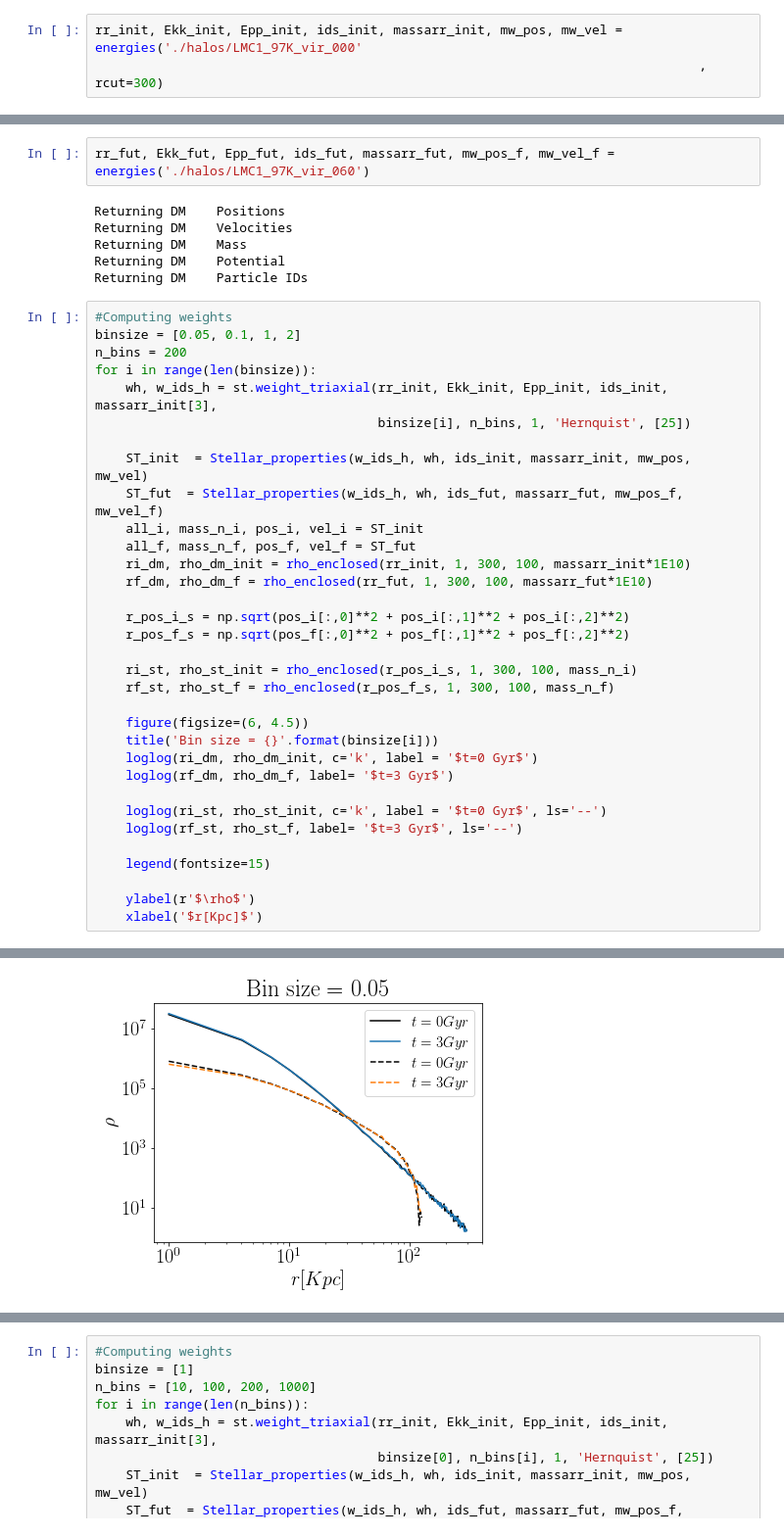
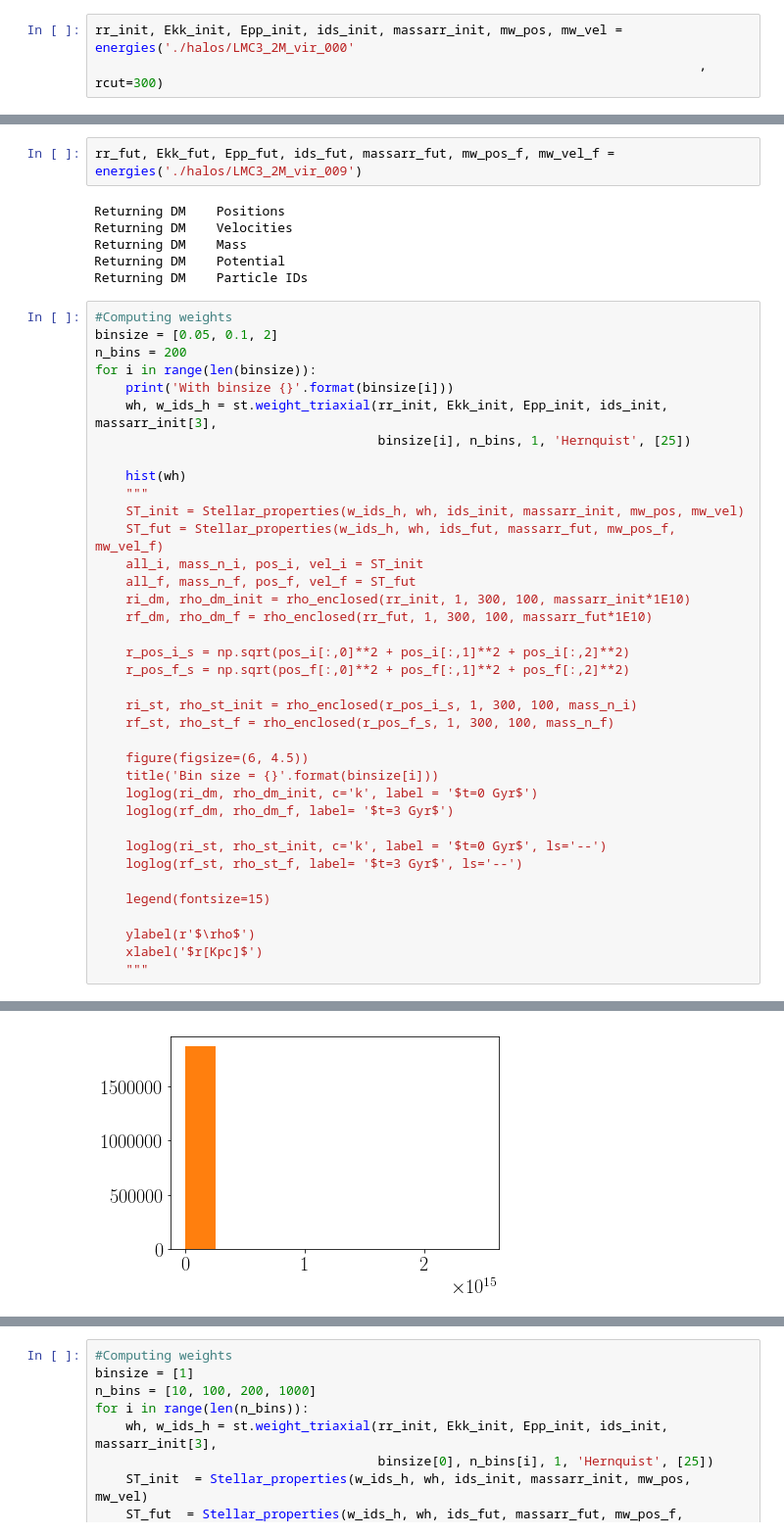
Before and after one commit to chervs/tracers_triaxial, a Jupyter notebook: test_Stracers.ipynb, the cells around one changed output, grey strips where cells are left out. Shown at 98% size. Saved outputs shown, nothing was run; the diff lists cells and outputs as text.

Commit message:
check stellar properties function

```diff
--- a/test_Stracers.ipynb
+++ b/test_Stracers.ipynb
@@ -126,7 +155,7 @@ def energies(snap, rcut=0, LMC=0):
 
     return rr, Ekk, MW_pot, MW_ids, MW_mass, MW_pos, MW_vel
 # %%
-rr_init, Ekk_init, Epp_init, ids_init, massarr_init, mw_pos, mw_vel = energies('./halos/LMC1_97K_vir_000'
+rr_init, Ekk_init, Epp_init, ids_init, massarr_init, mw_pos, mw_vel = energies('./halos/LMC3_2M_vir_000'
                                                                                , rcut=300)
 # %% [output]
 Returning DM    Positions
@@ -135,7 +164,7 @@ Returning DM    Mass
 Returning DM    Potential
 Returning DM    Particle IDs
 # %%
-rr_fut, Ekk_fut, Epp_fut, ids_fut, massarr_fut, mw_pos_f, mw_vel_f = energies('./halos/LMC1_97K_vir_060')
+rr_fut, Ekk_fut, Epp_fut, ids_fut, massarr_fut, mw_pos_f, mw_vel_f = energies('./halos/LMC3_2M_vir_009')
 # %% [output]
 Returning DM    Positions
 Returning DM    Velocities
@@ -144,14 +173,17 @@ Returning DM    Potential
 Returning DM    Particle IDs
 # %%
 #Computing weights
-binsize = [0.05, 0.1, 1, 2]
+binsize = [0.05, 0.1, 2]
 n_bins = 200
 for i in range(len(binsize)):
+    print('With binsize {}'.format(binsize[i]))
     wh, w_ids_h = st.weight_triaxial(rr_init, Ekk_init, Epp_init, ids_init, massarr_init[3],
                                      binsize[i], n_bins, 1, 'Hernquist', [25])
 
-    ST_init  = Stellar_properties(w_ids_h, wh, ids_init, massarr_init, mw_pos, mw_vel)
-    ST_fut  = Stellar_properties(w_ids_h, wh, ids_fut, massarr_fut, mw_pos_f, mw_vel_f)
+    hist(wh)
+    """
+    ST_init = Stellar_properties(w_ids_h, wh, ids_init, massarr_init, mw_pos, mw_vel)
+    ST_fut = Stellar_properties(w_ids_h, wh, ids_fut, massarr_fut, mw_pos_f, mw_vel_f)
     all_i, mass_n_i, pos_i, vel_i = ST_init
     all_f, mass_n_f, pos_f, vel_f = ST_fut
     ri_dm, rho_dm_init = rho_enclosed(rr_init, 1, 300, 100, massarr_init*1E10)
@@ -175,4 +207,5 @@ for i in range(len(binsize)):
 
     ylabel(r'$\rho$')
     xlabel('$r[Kpc]$')
+    """
 # %% [output]
@@ -197 +216 @@ IndexError: index 0 is out of bounds for axis 0 with size 0
-[figure, old version]
+[figure, new version]
```
Also changed, not shown: parts of 5 cells of this notebook, 3 other files.
